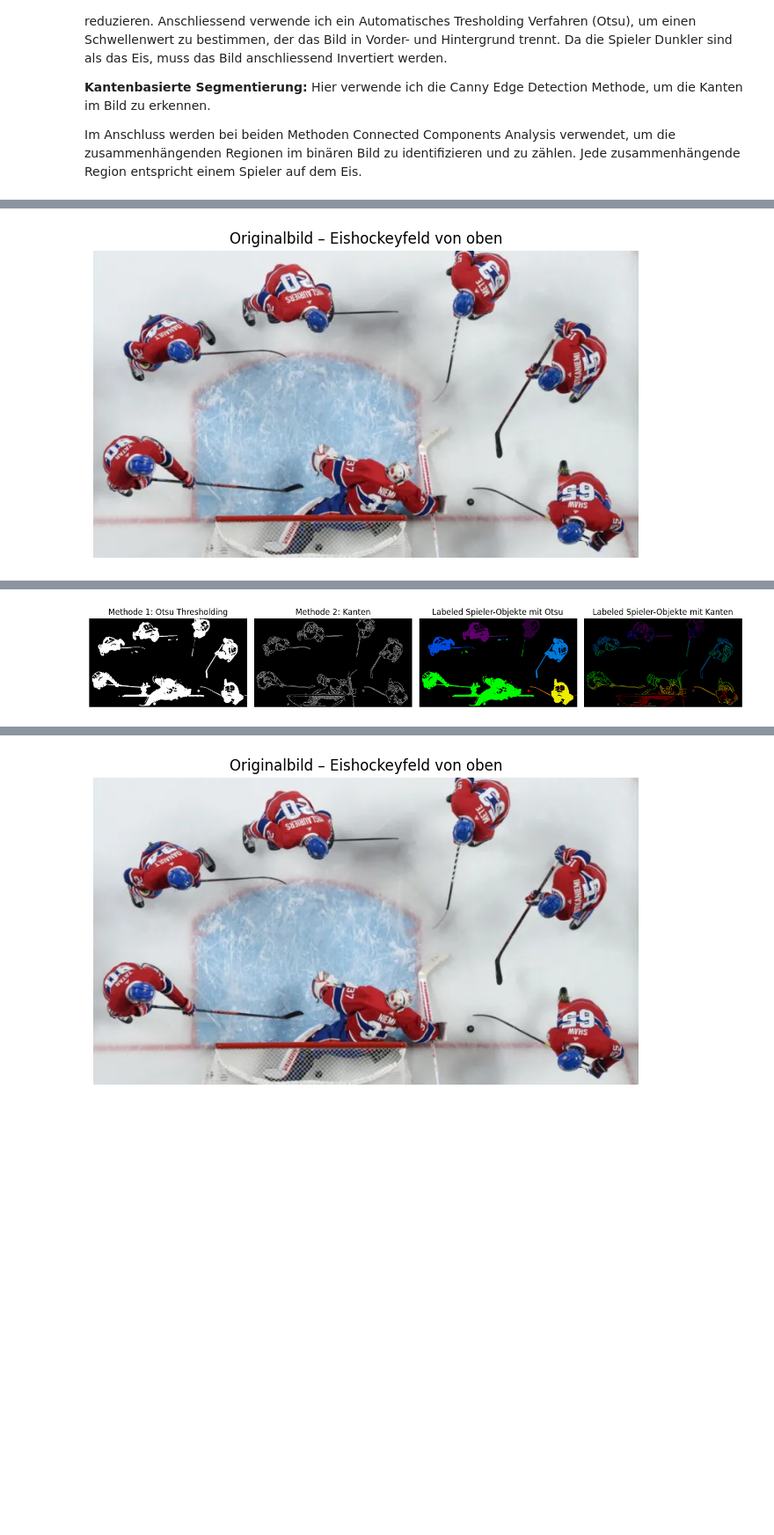
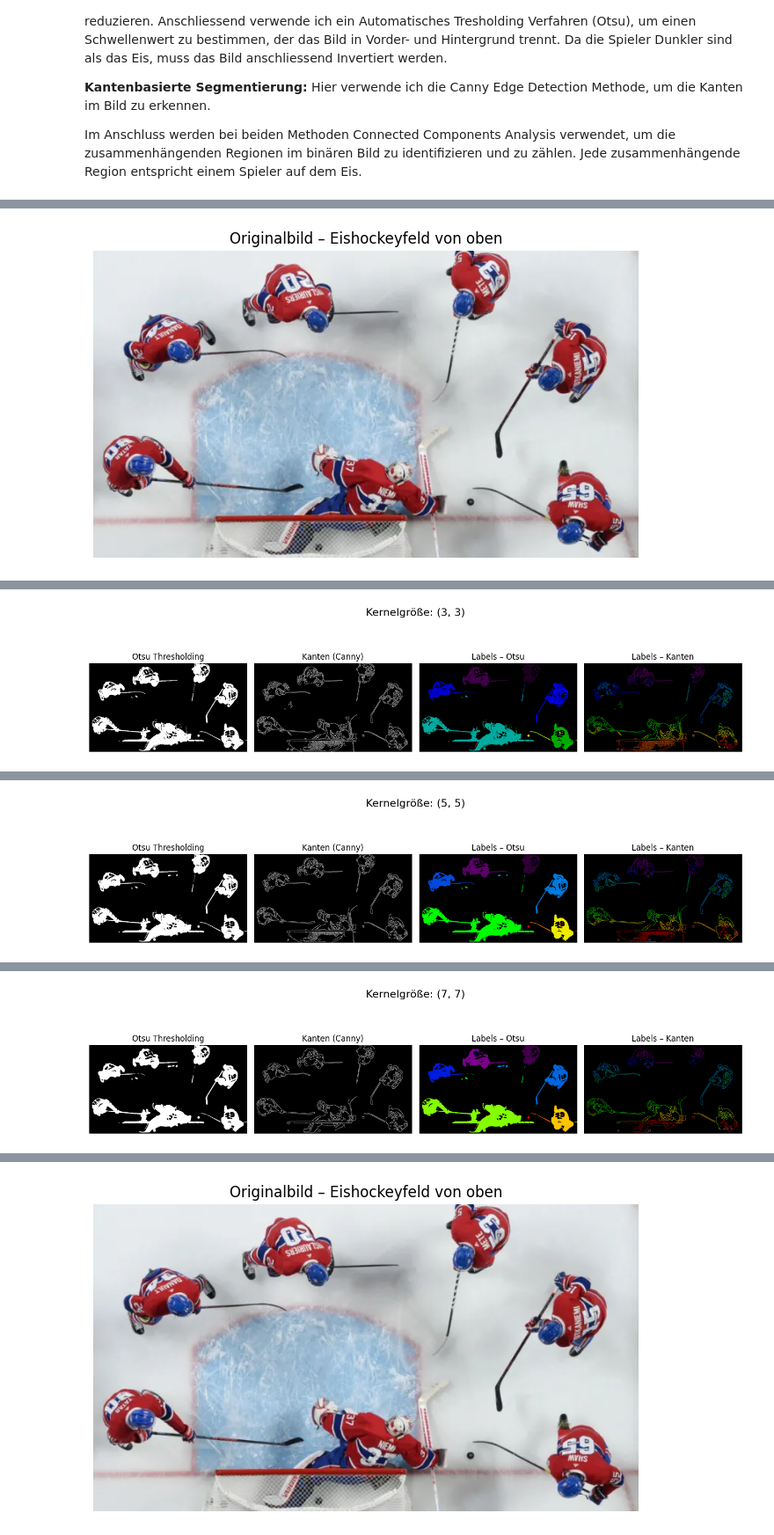
Before and after one commit to adrianmeier2002/gbsv_minichallenges, a Jupyter notebook: MC2/MC2_Day9_15.ipynb, the cells around one changed output, grey strips where cells are left out. Shown at 88% size. Cells and saved outputs as stored; diff of their text form; code cells hidden in the pictures; blank space fills up the shorter version.

```diff
--- a/MC2/MC2_Day9_15.ipynb
+++ b/MC2/MC2_Day9_15.ipynb
@@ -36,4 +40,6 @@ Im Anschluss werden bei beiden Methoden Connected Components Analysis verwendet,
 # %%
+kernel_sizes = [(3,3), (5,5), (7,7), (15,15)]
+
 # --- Bild laden ---
 img = cv2.imread('Images/Players.jpg')
 if img is None:
@@ -47,43 +53,53 @@ plt.title("Originalbild – Eishockeyfeld von oben")
 plt.axis('off')
 plt.show()
 
-# --- Methode 1: Thresholding / Otsu ---
-# Ziel: Spieler (dunkler) vom hellen Eis trennen
-blur = cv2.GaussianBlur(img_gray, (5,5), 0)
-_, mask_otsu = cv2.threshold(blur, 0, 255, cv2.THRESH_BINARY_INV + cv2.THRESH_OTSU)
+# ------------------------------------------------------------
+# Schleife über verschiedene Kernelgrössen
+# ------------------------------------------------------------
+for k in kernel_sizes:
+    print("\n==============================")
+    print(f"Teste Kernelgrösse: {k}")
+    print("==============================")
 
-# --- Methode 2: Kantenbasierte Segmentierung ---
-edges = cv2.Canny(blur, 50, 150)
+    # --- Methode 1: Otsu Thresholding ---
+    blur = cv2.GaussianBlur(img_gray, k, 0)
+    _, mask_otsu = cv2.threshold(blur, 0, 255, cv2.THRESH_BINARY_INV + cv2.THRESH_OTSU)
 
-# --- Connected Components (Spieler zählen) ---
-num_labels, labels = cv2.connectedComponents(mask_otsu)
-print(f"Gefundene Spieler (Labels) mit Otsu: {num_labels - 1}")
-num_labels_edges, labels_edges = cv2.connectedComponents(edges)
-print(f"Gefundene Spieler (Labels) mit Kantenmethode: {num_labels_edges - 1}")
+    # --- Methode 2: Canny-Kanten ---
+    edges = cv2.Canny(blur, 50, 150)
 
-# --- Visualisierung ---
-plt.figure(figsize=(14,8))
-plt.subplot(1,4,1)
-plt.imshow(mask_otsu, cmap='gray')
-plt.title("Methode 1: Otsu Thresholding")
-plt.axis('off')
+    # --- Connected Components ---
+    num_labels, labels = cv2.connectedComponents(mask_otsu)
+    num_labels_edges, labels_edges = cv2.connectedComponents(edges)
 
-plt.subplot(1,4,2)
-plt.imshow(edges, cmap='gray')
-plt.title("Methode 2: Kanten")
-plt.axis('off')
+    print(f"Gefundene Spieler (Otsu): {num_labels - 1}")
+    print(f"Gefundene Spieler (Kantenmethode): {num_labels_edges - 1}")
 
-plt.subplot(1,4,3)
-plt.imshow(labels, cmap='nipy_spectral')
-plt.title("Labeled Spieler-Objekte mit Otsu")
-plt.axis('off')
+    # --- Visualisierung ---
+    plt.figure(figsize=(14,4))
+    plt.suptitle(f"Kernelgrösse: {k}", fontsize=16)
 
-plt.subplot(1,4,4)
-plt.imshow(labels_edges, cmap='nipy_spectral')
-plt.title("Labeled Spieler-Objekte mit Kanten")
-plt.axis('off')
+    plt.subplot(1,4,1)
+    plt.imshow(mask_otsu, cmap='gray')
+    plt.title("Otsu Thresholding")
+    plt.axis('off')
 
-plt.tight_layout()
-plt.show()
+    plt.subplot(1,4,2)
+    plt.imshow(edges, cmap='gray')
+    plt.title("Kanten (Canny)")
+    plt.axis('off')
+
+    plt.subplot(1,4,3)
+    plt.imshow(labels, cmap='nipy_spectral')
+    plt.title("Labels – Otsu")
+    plt.axis('off')
+
+    plt.subplot(1,4,4)
+    plt.imshow(labels_edges, cmap='nipy_spectral')
+    plt.title("Labels – Kanten")
+    plt.axis('off')
+
+    plt.tight_layout()
+    plt.show()
 # %% [output]
 [figure]
@@ -92 +111 @@ Gefundene Spieler (Labels) mit Kantenmethode: 204
-[figure, old version]
+[figure, new version]
@@ -92,0 +117 @@ Gefundene Spieler (Labels) mit Kantenmethode: 204
+[figure, added]
@@ -92,0 +123 @@ Gefundene Spieler (Labels) mit Kantenmethode: 204
+[figure, added]
```
Also changed, not shown: parts of 8 cells of this notebook, 7 other files.
